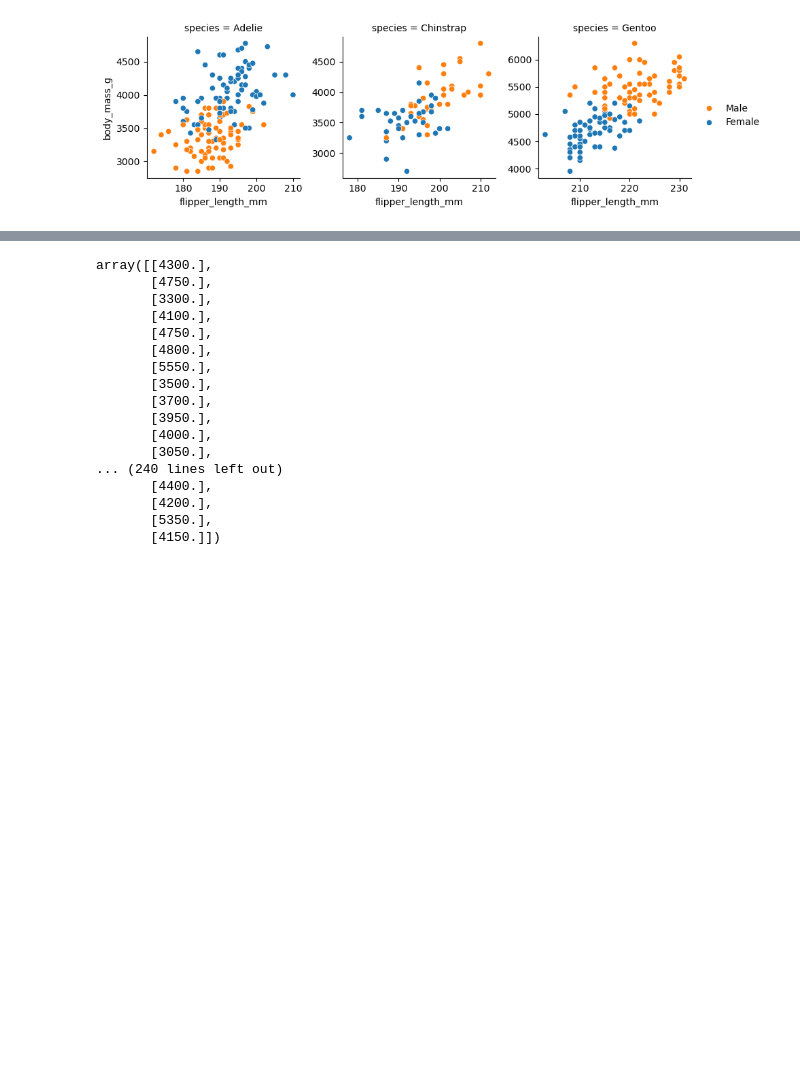
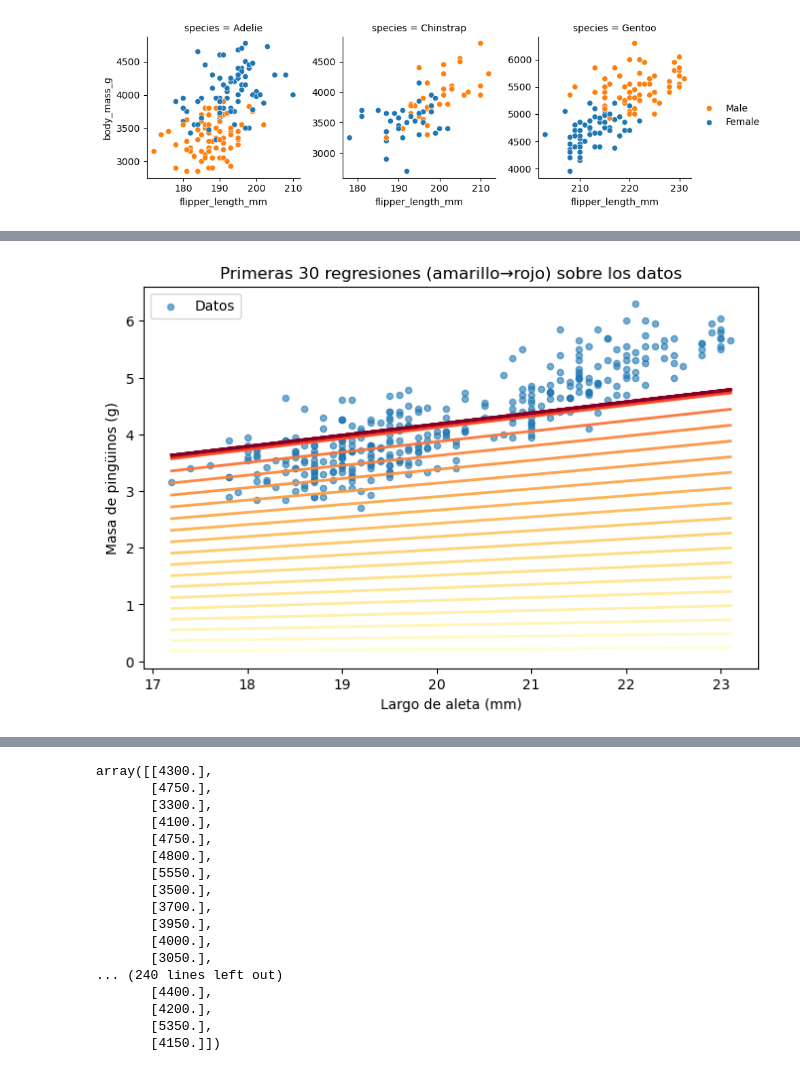
Before and after one commit to mauriciolangleib/capibara_cicada_2025, a Jupyter notebook: notebooks/practico_0/000_practico_0.ipynb, the cells around one changed output, grey strips where cells are left out. Drawn from its saved outputs; the diff is of its cells as text; code cells hidden in the pictures; blank space fills up the shorter version.

```diff
--- a/notebooks/practico_0/000_practico_0.ipynb
+++ b/notebooks/practico_0/000_practico_0.ipynb
@@ -363,0 +472,12 @@ La cuestión ahora, naturalmente es: cómo podríamos implementar nuestro modelo
+# %%
+#Calculemos el RMSE
+suma_cuadrados = 0
+N = len(largo_aletas)
+
+for i in range(N):
+  y_pred = a*largo_aletas[i] + b
+  suma_cuadrados += (largo_aletas[i]-y_pred)**2
+
+RMSE = np.sqrt(suma_cuadrados/N)
+
+print('RMSE: ' + str(RMSE))
@@ -363,0 +489,12 @@ La cuestión ahora, naturalmente es: cómo podríamos implementar nuestro modelo
+# %%
+#Calculemos R^2
+numerador = 0
+denominador = 0
+
+for i in range(N):
+  y_pred = a*largo_aletas[i] + b
+  numerador += (y_pred-masa_promedio_pinguinos)**2
+  denominador += (masa_pinguinos[i]-masa_promedio_pinguinos)**2
+
+R2 = (numerador/denominador)
+print('R^2: ' + str(R2))
@@ -363,0 +643,23 @@ La cuestión ahora, naturalmente es: cómo podríamos implementar nuestro modelo
+# %%
+# Primeras 30 regresiones (amarillo -> rojo) sobre los datos
+n = min(30, len(hist["a"]))            # por si hay menos de 10 pasos
+xs = np.linspace(X.min(), X.max(), 200)
+
+cmap = plt.get_cmap("YlOrRd")
+norm = plt.Normalize(vmin=0, vmax=max(1, n-1))
+
+fig, ax = plt.subplots(figsize=(8, 5))
+ax.scatter(X, y, s=20, alpha=0.6, label="Datos")
+
+for i in range(n):
+    ai = hist["a"][i]
+    bi = hist["b"][i]
+    ax.plot(xs, ai*xs + bi, lw=2, alpha=0.95, color=cmap(norm(i)))
+
+ax.set_xlabel('Largo de aleta (mm)')
+ax.set_ylabel('Masa de pingüinos (g)')
+ax.set_title("Primeras 30 regresiones (amarillo→rojo) sobre los datos")
+ax.legend()
+plt.show()
+# %% [output]
+[figure, added]
```
Also changed, not shown: parts of 96 cells of this notebook, 1 other file.
